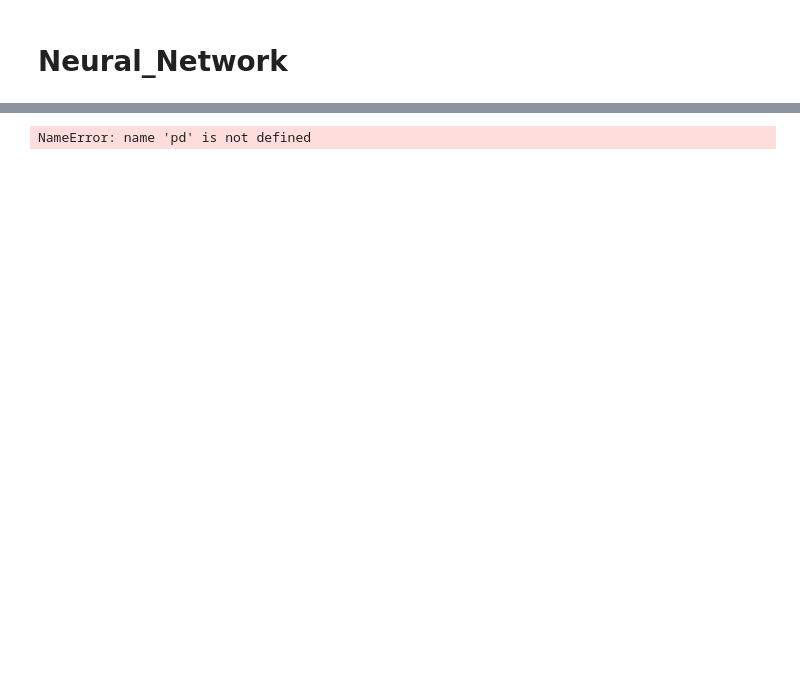
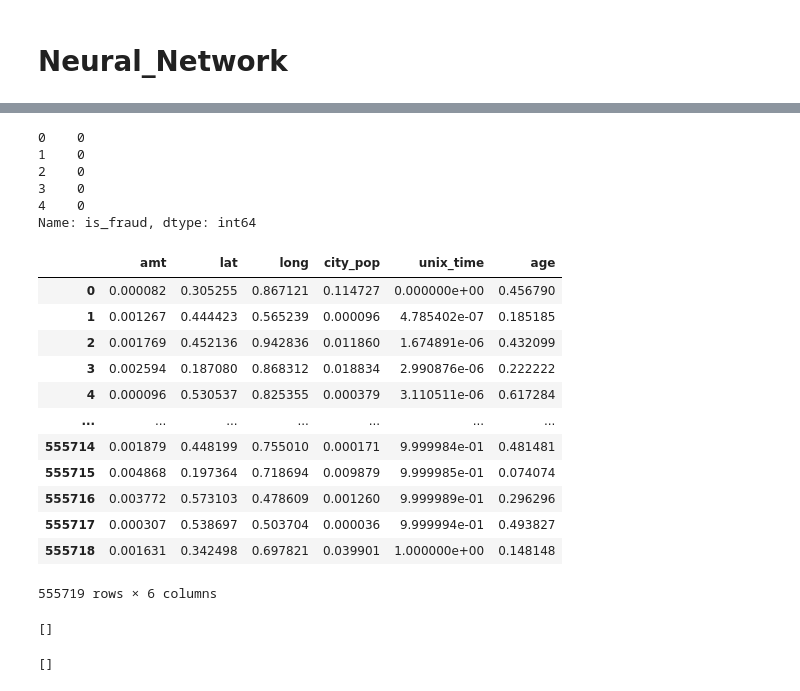
Before and after one commit to tintinap/Maching-Learning-Midterm-Exam, a Jupyter notebook: neural_network.ipynb, the cells around one changed output, grey strips where cells are left out. Drawn from its saved outputs; the diff is of its cells as text; code cells hidden in the pictures; blank space fills up the shorter version.

```diff
--- a/neural_network.ipynb
+++ b/neural_network.ipynb
@@ -27,0 +129,12 @@ df.head()
+# %%
+filename = 'cleaned_fraudTest.csv'
+
+# import Dataset
+path = '../dataset/midterm_dataset/'+filename
+df_test = pd.read_csv(path)
+
+row_num = df_test.shape[0]
+feature_num = df_test.shape[1]
+
+print(df.shape)
+df_test.head()
@@ -27,0 +151,8 @@ df.head()
+# %%
+#from information gain job and state_city dont have much value so i drop it
+#delete all neccesary columns
+del_col = ['job', 'state_city', 'trans_time', 'category', 'trans_month', 'is_male', 'trans_year']
+for col in del_col:
+    if col in df_test.columns.tolist():
+        df_test = df_test.drop(col, 1)
+df_test.head()
@@ -28,4 +168,4 @@ df.head()
 # %%
 nor_col = ['amt', 'city_pop','lat', 'long', 'unix_time', 'age']
 
-df[nor_col] = df[nor_col].apply(lambda x: (x - x.min()) / (x.max() - x.min()))
+df_test[nor_col] = df_test[nor_col].apply(lambda x: (x - x.min()) / (x.max() - x.min()))
@@ -48,5 +172,41 @@ df
-# %%
-df = pd.get_dummies(df, columns=['category', 'trans_year', 'trans_month', 'trans_time', 'job', 'state_city'])
-df.head()
-# %% [output]
-NameError: name 'pd' is not defined
+# %%
+y_test = df_test[label]
+y_test.head()
+# %% [output]
+0    0
+1    0
+2    0
+3    0
+4    0
+Name: is_fraud, dtype: int64
+# %%
+t_features = df_test.loc[:, df_test.columns != label].columns.tolist()
+# %%
+X_test = df_test[t_features]
+X_test
+# %% [output]
+|  | amt | lat | long | city_pop | unix_time | age |
+| 0 | 0.000082 | 0.305255 | 0.867121 | 0.114727 | 0.000000e+00 | 0.456790 |
+| 1 | 0.001267 | 0.444423 | 0.565239 | 0.000096 | 4.785402e-07 | 0.185185 |
+| 2 | 0.001769 | 0.452136 | 0.942836 | 0.011860 | 1.674891e-06 | 0.432099 |
+| 3 | 0.002594 | 0.187080 | 0.868312 | 0.018834 | 2.990876e-06 | 0.222222 |
+| 4 | 0.000096 | 0.530537 | 0.825355 | 0.000379 | 3.110511e-06 | 0.617284 |
+| ... | ... | ... | ... | ... | ... | ... |
+| 555714 | 0.001879 | 0.448199 | 0.755010 | 0.000171 | 9.999984e-01 | 0.481481 |
+| 555715 | 0.004868 | 0.197364 | 0.718694 | 0.009879 | 9.999985e-01 | 0.074074 |
+| 555716 | 0.003772 | 0.573103 | 0.478609 | 0.001260 | 9.999989e-01 | 0.296296 |
+| 555717 | 0.000307 | 0.538697 | 0.503704 | 0.000036 | 9.999994e-01 | 0.493827 |
+| 555718 | 0.001631 | 0.342498 | 0.697821 | 0.039901 | 1.000000e+00 | 0.148148 |
+555719 rows × 6 columns
+# %%
+#check which not in
+not_in_test = [i for i in features if i not in t_features]
+not_in_test
+# %% [output]
+[]
+# %%
+#check index
+index_not_in = [features.index(i) for i in not_in_test]
+index_not_in
+# %% [output]
+[]
```
Also changed, not shown: parts of 42 cells of this notebook.
